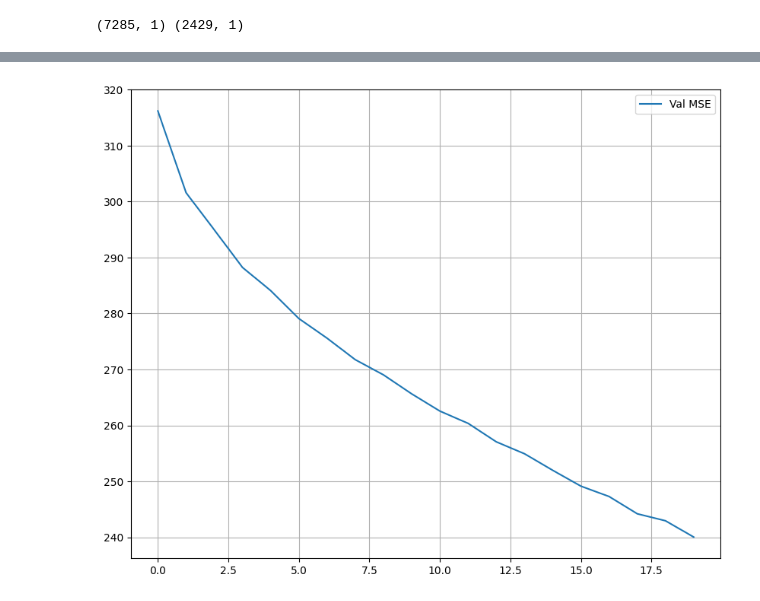
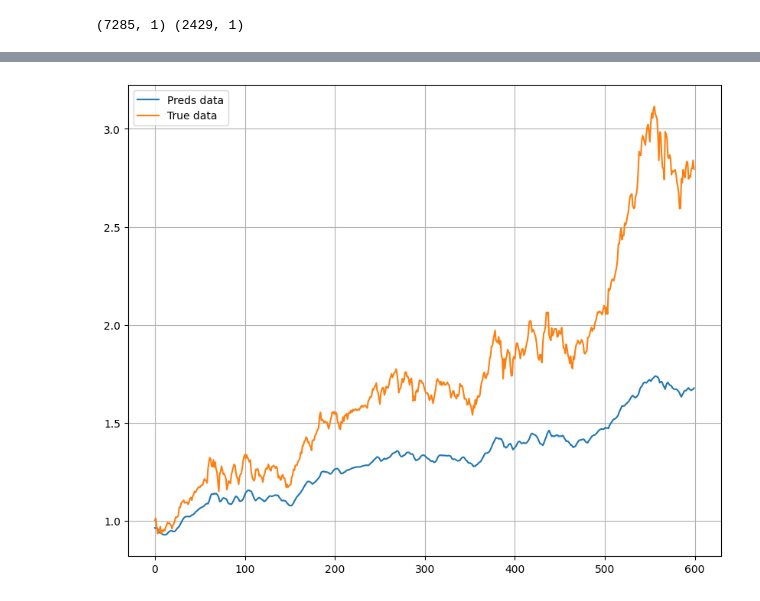
Before and after one commit to Vegetuna/Github_Team_SH, a Jupyter notebook: 251015/03_exam.ipynb, the cells around one changed output, grey strips where cells are left out. Cells and saved outputs as stored; diff of their text form; code cells hidden in the pictures.

```diff
--- a/251015/03_exam.ipynb
+++ b/251015/03_exam.ipynb
@@ -110,7 +116,7 @@ print(train_data.shape, test_data.shape)
 # %% [output]
 (7285, 1) (2429, 1)
 # %%
-scaler = StandardScaler()
+scaler = MinMaxScaler()
 train_data_sc = scaler.fit_transform(train_data)
 test_data_sc = scaler.transform(test_data)
 # %%
@@ -126,8 +132,8 @@ window = 60
 train_ds = WindowDataset(train_data_torch, window)
 val_ds = WindowDataset(test_data_torch, window)
 # %%
-train_dl = DataLoader(train_ds, shuffle=True, drop_last=True, batch_size= 64)
-val_dl = DataLoader(val_ds, shuffle=False, drop_last=False, batch_size=128)
+train_dl = DataLoader(train_ds, shuffle=True, drop_last=True, batch_size= 128)
+val_dl = DataLoader(val_ds, shuffle=False, drop_last=False, batch_size=256)
 # %%
 rnn_model = RNNReg(
     input_size=1, hidden_size=64
@@ -142,7 +152,7 @@ RNNReg(
 # 회귀 분석 -> 손실 함수 -> MSE
 criterion = nn.MSELoss()
 # 옵티마이저 설정
-optimizer = torch.optim.Adam(rnn_model.parameters(), lr= 0.001)
+optimizer = torch.optim.Adam(rnn_model.parameters(), lr= 0.0001)
 # loss의 미분 폭수 방지용 설정
 max_grad_norm = 1.0
 
@@ -221,8 +231,27 @@ Epoch : 20, train_mse : 0.0014706,           val_mse : 227.83759
+# %%
+# 검증 셋 예측의 값과 실제 값의 그래프 시각화
+rnn_model.eval()
+
+preds = []
+trues = []
+
+with torch.no_grad():
+    for x,y in val_dl :
+        x = x.float()
+        y = y.float()
+        yhat = rnn_model(x)
+        preds.append(yhat.cpu())
+        trues.append(y.cpu())
+
+# preds, trues를 numpy 형태로 변환
+preds = torch.cat(preds, dim=0).squeeze(-1).numpy()
+trues = torch.cat(trues, dim=0).squeeze(-1).numpy()
 # %%
 plt.figure(figsize=(10,8))
-plt.plot(val_history, label = 'Val MSE')
+plt.plot(preds[:600], label = 'Preds data')
+plt.plot(trues[:600], label = 'True data')
 plt.legend()
 plt.grid(True)
 plt.show()
 # %% [output]
-[figure, old version]
+[figure, new version]
```
Also changed, not shown: parts of 5 cells of this notebook.
